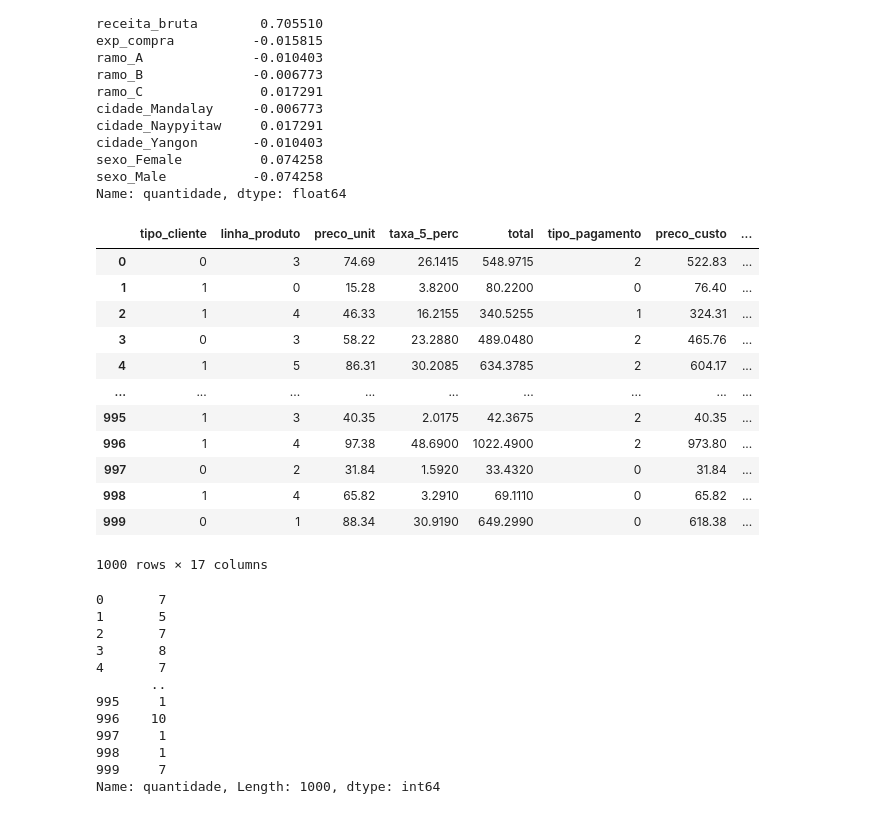
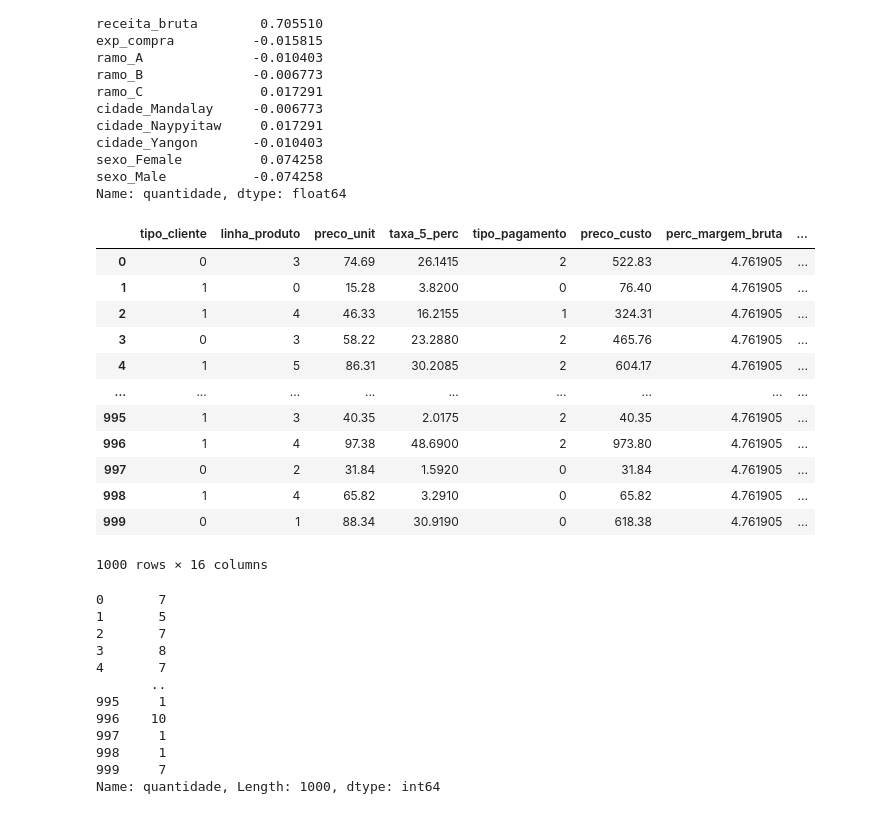
Before and after one commit to joseboas/Analise_Mercado_e_Regresssao, a Jupyter notebook: Análise de Vendas - Supermercado.ipynb, the cells around one changed output. Drawn from its saved outputs; the diff is of its cells as text; code cells hidden in the pictures.

```diff
--- a/Análise de Vendas - Supermercado.ipynb
+++ b/Análise de Vendas - Supermercado.ipynb
@@ -1217,22 +1216,22 @@ sexo_Male           -0.074258
 Name: quantidade, dtype: float64
 # %%
 #taxa_5_perc,preco_custo,receita_bruta, talvez sexo
-X = df1.drop(['quantidade','receita_bruta'], axis=1)
+X = df1.drop(['quantidade','receita_bruta','total'], axis=1)
 X
 # %% [output]
-|  | tipo_cliente | linha_produto | preco_unit | taxa_5_perc | total | tipo_pagamento | preco_custo | ... |
-| 0 | 0 | 3 | 74.69 | 26.1415 | 548.9715 | 2 | 522.83 | ... |
-| 1 | 1 | 0 | 15.28 | 3.8200 | 80.2200 | 0 | 76.40 | ... |
-| 2 | 1 | 4 | 46.33 | 16.2155 | 340.5255 | 1 | 324.31 | ... |
-| 3 | 0 | 3 | 58.22 | 23.2880 | 489.0480 | 2 | 465.76 | ... |
-| 4 | 1 | 5 | 86.31 | 30.2085 | 634.3785 | 2 | 604.17 | ... |
+|  | tipo_cliente | linha_produto | preco_unit | taxa_5_perc | tipo_pagamento | preco_custo | perc_margem_bruta | ... |
+| 0 | 0 | 3 | 74.69 | 26.1415 | 2 | 522.83 | 4.761905 | ... |
+| 1 | 1 | 0 | 15.28 | 3.8200 | 0 | 76.40 | 4.761905 | ... |
+| 2 | 1 | 4 | 46.33 | 16.2155 | 1 | 324.31 | 4.761905 | ... |
+| 3 | 0 | 3 | 58.22 | 23.2880 | 2 | 465.76 | 4.761905 | ... |
+| 4 | 1 | 5 | 86.31 | 30.2085 | 2 | 604.17 | 4.761905 | ... |
 | ... | ... | ... | ... | ... | ... | ... | ... | ... |
-| 995 | 1 | 3 | 40.35 | 2.0175 | 42.3675 | 2 | 40.35 | ... |
-| 996 | 1 | 4 | 97.38 | 48.6900 | 1022.4900 | 2 | 973.80 | ... |
-| 997 | 0 | 2 | 31.84 | 1.5920 | 33.4320 | 0 | 31.84 | ... |
-| 998 | 1 | 4 | 65.82 | 3.2910 | 69.1110 | 0 | 65.82 | ... |
-| 999 | 0 | 1 | 88.34 | 30.9190 | 649.2990 | 0 | 618.38 | ... |
+| 995 | 1 | 3 | 40.35 | 2.0175 | 2 | 40.35 | 4.761905 | ... |
+| 996 | 1 | 4 | 97.38 | 48.6900 | 2 | 973.80 | 4.761905 | ... |
+| 997 | 0 | 2 | 31.84 | 1.5920 | 0 | 31.84 | 4.761905 | ... |
+| 998 | 1 | 4 | 65.82 | 3.2910 | 0 | 65.82 | 4.761905 | ... |
+| 999 | 0 | 1 | 88.34 | 30.9190 | 0 | 618.38 | 4.761905 | ... |
-1000 rows × 17 columns
+1000 rows × 16 columns
 # %%
 y = df1['quantidade']
 y
```
Also changed, not shown: parts of 4 cells of this notebook.
